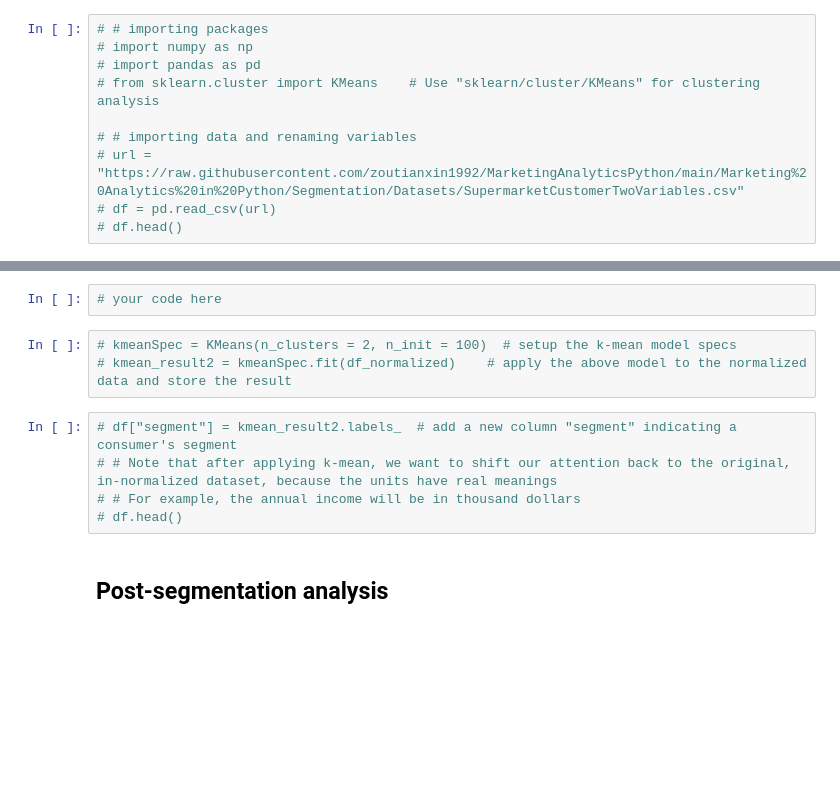
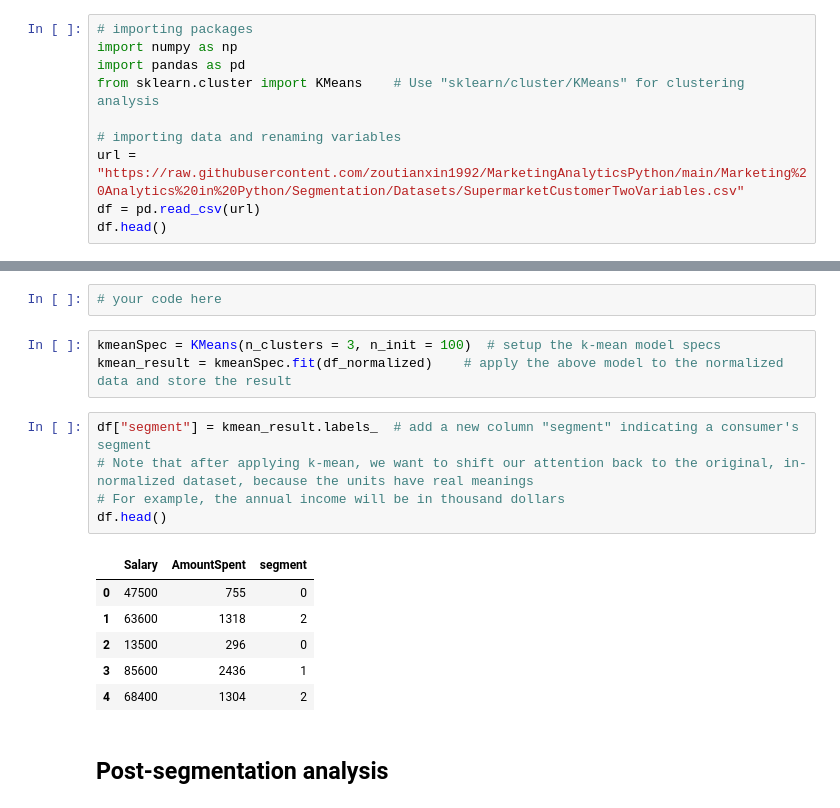
Before and after one commit to zoutianxin1992/MarketingAnalyticsPython, a Jupyter notebook: Marketing Analytics in Python/Segmentation/Notebooks/sgmt_2var_supermarket.ipynb, the cells around one changed output, grey strips where cells are left out. Cells and saved outputs as stored; diff of their text form; blank space fills up the shorter version.

```diff
--- a/Marketing Analytics in Python/Segmentation/Notebooks/sgmt_2var_supermarket.ipynb
+++ b/Marketing Analytics in Python/Segmentation/Notebooks/sgmt_2var_supermarket.ipynb
@@ -13,12 +13,12 @@ Your task is to find how many consumer segments to create, and summarize the con
 # %%
 # Your code here
 # %%
-# # importing packages
-# import numpy as np
-# import pandas as pd
-# from sklearn.cluster import KMeans    # Use "sklearn/cluster/KMeans" for clustering analysis
+# importing packages
+import numpy as np
+import pandas as pd
+from sklearn.cluster import KMeans    # Use "sklearn/cluster/KMeans" for clustering analysis
 
-# # importing data and renaming variables
-# url = "https://raw.githubusercontent.com/zoutianxin1992/MarketingAnalyticsPython/main/Marketing%20Analytics%20in%20Python/Segmentation/Datasets/SupermarketCustomerTwoVariables.csv"
-# df = pd.read_csv(url)
-# df.head()
+# importing data and renaming variables
+url = "https://raw.githubusercontent.com/zoutianxin1992/MarketingAnalyticsPython/main/Marketing%20Analytics%20in%20Python/Segmentation/Datasets/SupermarketCustomerTwoVariables.csv"
+df = pd.read_csv(url)
+df.head()
@@ -57,13 +67,20 @@ Calculate SSE for different number of segments ($k$). $k=1,2,...,K=10$
 # %%
 # your code here
 # %%
-# kmeanSpec = KMeans(n_clusters = 2, n_init = 100)  # setup the k-mean model specs
-# kmean_result2 = kmeanSpec.fit(df_normalized)    # apply the above model to the normalized data and store the result
+kmeanSpec = KMeans(n_clusters = 3, n_init = 100)  # setup the k-mean model specs
+kmean_result = kmeanSpec.fit(df_normalized)    # apply the above model to the normalized data and store the result
 # %%
-# df["segment"] = kmean_result2.labels_  # add a new column "segment" indicating a consumer's segment
-# # Note that after applying k-mean, we want to shift our attention back to the original, in-normalized dataset, because the units have real meanings
-# # For example, the annual income will be in thousand dollars
-# df.head()
+df["segment"] = kmean_result.labels_  # add a new column "segment" indicating a consumer's segment
+# Note that after applying k-mean, we want to shift our attention back to the original, in-normalized dataset, because the units have real meanings
+# For example, the annual income will be in thousand dollars
+df.head()
+# %% [output]
+|  | Salary | AmountSpent | segment |
+| 0 | 47500 | 755 | 0 |
+| 1 | 63600 | 1318 | 2 |
+| 2 | 13500 | 296 | 0 |
+| 3 | 85600 | 2436 | 1 |
+| 4 | 68400 | 1304 | 2 |
 # %% [markdown]
 ## Post-segmentation analysis
 # %% [markdown]
```
Also changed, not shown: parts of 7 cells of this notebook, 5 other files.
